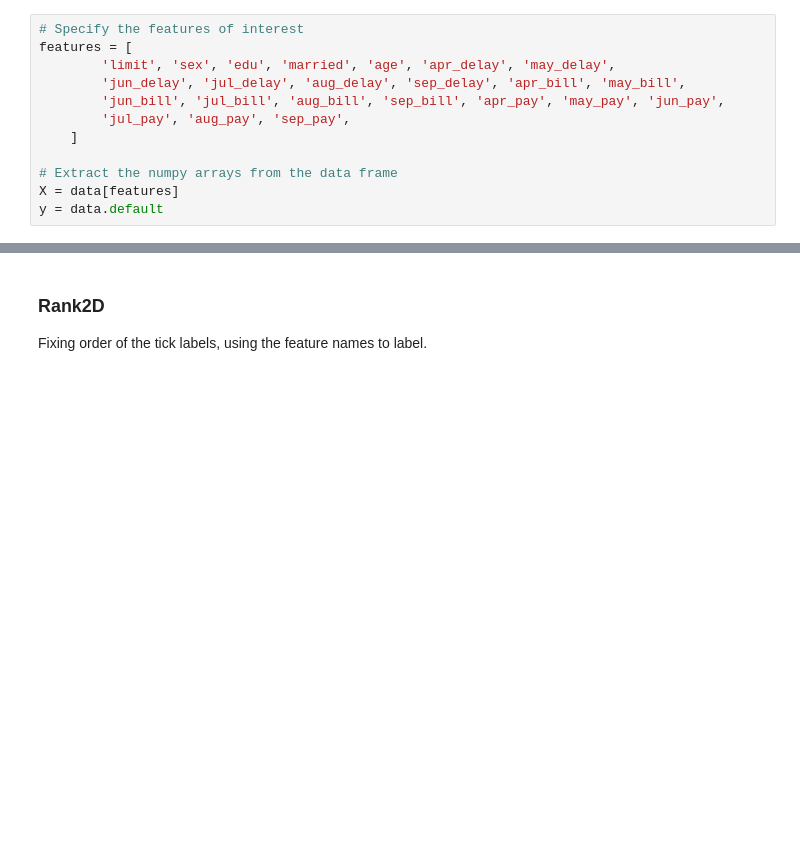
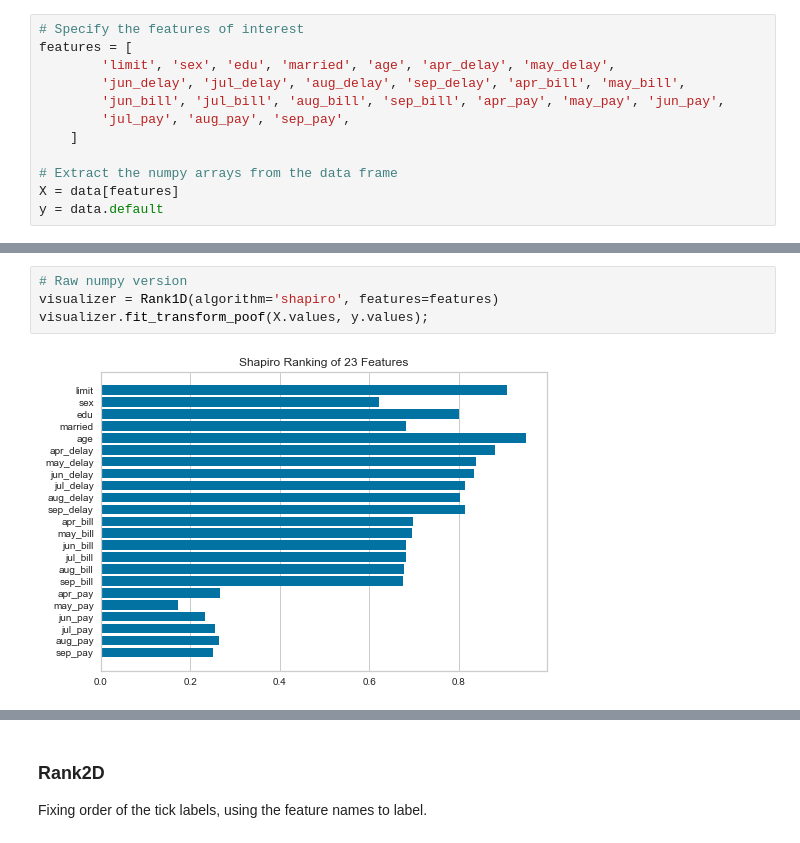
Before and after one commit to DistrictDataLabs/yellowbrick, a Jupyter notebook: examples/pbs929/rankd.ipynb, the cells around one changed output, grey strips where cells are left out. Cells and saved outputs as stored; diff of their text form; blank space fills up the shorter version.

```diff
--- a/examples/pbs929/rankd.ipynb
+++ b/examples/pbs929/rankd.ipynb
@@ -82,0 +92,6 @@ y = data.default
+# %%
+# Raw numpy version
+visualizer = Rank1D(algorithm='shapiro', features=features)
+visualizer.fit_transform_poof(X.values, y.values);
+# %% [output]
+[figure, added]
```
Also changed, not shown: parts of 31 cells of this notebook, 1 other file.
